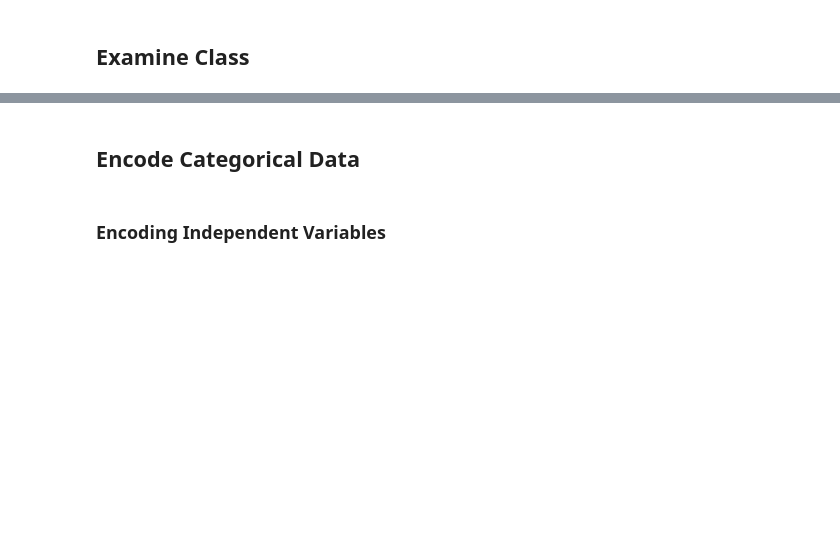
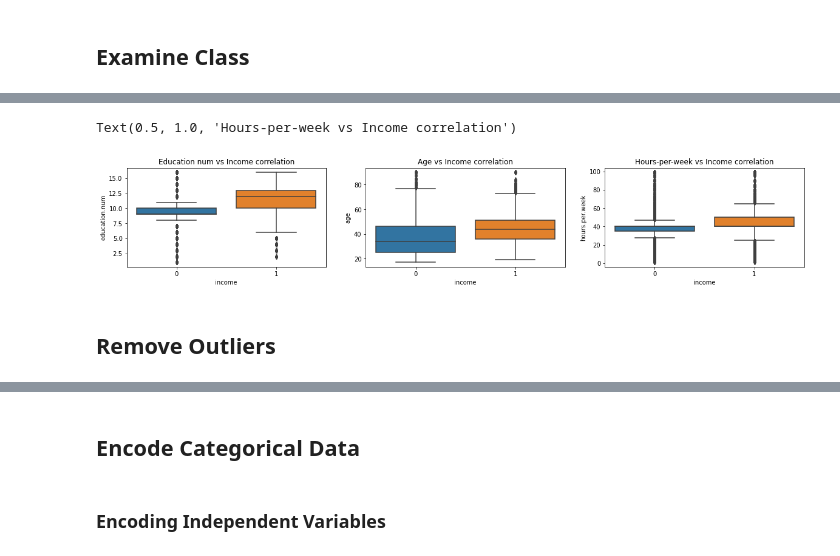
Before and after one commit to AlifioDitya/Annual-Salary-Prediction-Model, a Jupyter notebook: income.ipynb, the cells around one changed output, grey strips where cells are left out. Saved outputs shown, nothing was run; the diff lists cells and outputs as text; code cells hidden in the pictures; blank space fills up the shorter version.

```diff
--- a/income.ipynb
+++ b/income.ipynb
@@ -104,0 +148,18 @@ X
+# %%
+# Top 3 features with the highest correlation to income are education.num, age, and hours.per.week
+# Boxplots would help on detecting outliers on these features
+f, axes = plt.subplots(ncols=3, figsize=(20,3))
+
+sns.boxplot(x="income", y="education.num", data=new_df, ax=axes[0])
+axes[0].set_title('Education num vs Income correlation')
+
+sns.boxplot(x="income", y="age", data=new_df, ax=axes[1])
+axes[1].set_title('Age vs Income correlation')
+
+sns.boxplot(x="income", y="hours.per.week", data=new_df, ax=axes[2])
+axes[2].set_title('Hours-per-week vs Income correlation')
+# %% [output]
+Text(0.5, 1.0, 'Hours-per-week vs Income correlation')
+[figure, added]
+# %% [markdown]
+## Remove Outliers
```
Also changed, not shown: parts of 31 cells of this notebook.
